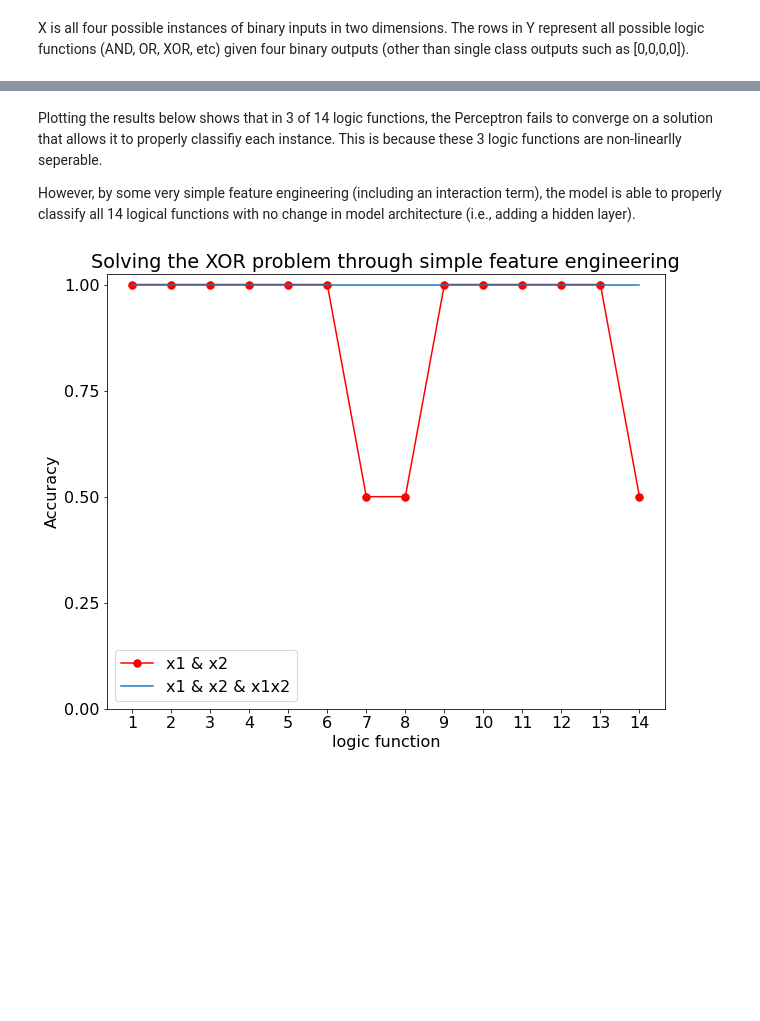
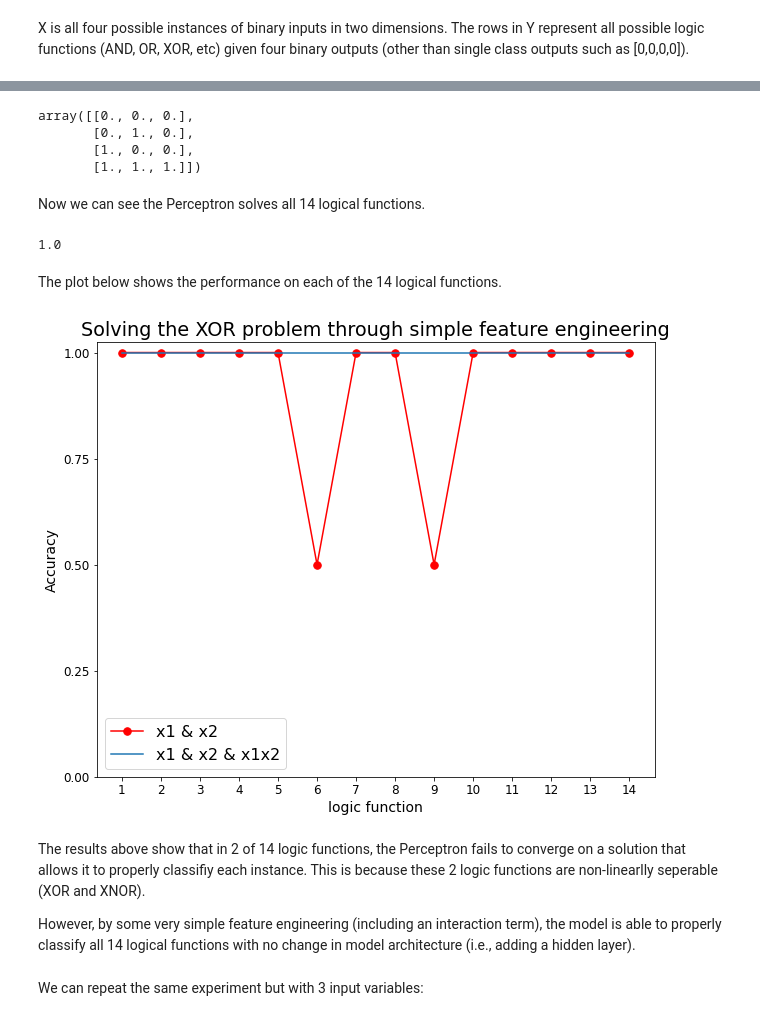
Before and after one commit to cookm346/xor_problem, a Jupyter notebook: xor_perceptron.ipynb, the cells around one changed output, grey strips where cells are left out. Saved outputs shown, nothing was run; the diff lists cells and outputs as text; code cells hidden in the pictures; blank space fills up the shorter version.

```diff
--- a/xor_perceptron.ipynb
+++ b/xor_perceptron.ipynb
@@ -5,2 +18,4 @@ from sklearn.linear_model import Perceptron
+# %%
+X, Y = make_binary_data(2)
 # %% [markdown]
 X is all four possible instances of binary inputs in two dimensions. The rows in Y represent all possible logic functions (AND, OR, XOR, etc) given four binary outputs (other than single class outputs such as [0,0,0,0]).
@@ -29,8 +45,10 @@ The function below will train and test the Perceptron's ability to classify each
 # %%
+from sklearn.linear_model import Perceptron
+from sklearn.metrics import accuracy_score
+
 def test_all_y(X, Y):
-  from sklearn.metrics import accuracy_score
   r = []
-  per_clf = Perceptron()
+  per_clf = Perceptron(max_iter=1000, tol=1e-3, random_state=22)
   for y_i in Y:
     per_clf.fit(X, y_i)
     y_pred = per_clf.predict(X)
@@ -47,23 +68,46 @@ results_2 = test_all_y(np.hstack((X, X[:,0].reshape(4, 1) * X[:,1].reshape(4, 1)
+# %%
+from sklearn.preprocessing import PolynomialFeatures
+poly = PolynomialFeatures(interaction_only=True,include_bias = False)
+X = poly.fit_transform(X)
+# %%
+X
+# %% [output]
+array([[0., 0., 0.],
+       [0., 1., 0.],
+       [1., 0., 0.],
+       [1., 1., 1.]])
+# %%
+results_int = test_all_y(X, Y)
+# %% [markdown]
+Now we can see the Perceptron solves all 14 logical functions.
+# %%
+np.mean(results_int)
+# %% [output]
+1.0
+# %% [markdown]
+The plot below shows the performance on each of the 14 logical functions.
+# %%
+plt.figure(figsize=(10,8))
+plt.rcParams.update({'font.size': 16})
+plt.plot(list(range(1, len(Y)+1)), results,"r.-", markersize=15, label="x1 & x2")
+plt.plot(list(range(1, len(Y)+1)), results_int, label="x1 & x2 & x1x2")
+
+plt.title("Solving the XOR problem through simple feature engineering")
+plt.xlabel("logic function")
+plt.ylabel("Accuracy")
+
+plt.xticks(list(range(1, len(Y)+1)))
+plt.yticks([0, 0.25,0.5, 0.75, 1])
+
+plt.legend(loc="lower left")
+
+plt.show()
+# %% [output]
+[figure, added]
 # %% [markdown]
-Plotting the results below shows that in 3 of 14 logic functions, the Perceptron fails to converge on a solution that allows it to properly classifiy each instance. This is because these 3 logic functions are non-linearlly seperable.
+
+The results above show that in 2 of 14 logic functions, the Perceptron fails to converge on a solution that allows it to properly classifiy each instance. This is because these 2 logic functions are non-linearlly seperable (XOR and XNOR).
 
 However, by some very simple feature engineering (including an interaction term), the model is able to properly classify all 14 logical functions with no change in model architecture (i.e., adding a hidden layer).
-# %%
-import matplotlib.pyplot as plt
-plt.figure(figsize=(10,8))
-plt.rcParams.update({'font.size': 16})
-plt.plot(list(range(1, 15)), results,"r.-", markersize=15, label="x1 & x2")
-plt.plot(list(range(1, 15)), results_2, label="x1 & x2 & x1x2")
-
-plt.title("Solving the XOR problem through simple feature engineering")
-plt.xlabel("logic function")
-plt.ylabel("Accuracy")
-
-plt.xticks(list(range(1, 15)))
-plt.yticks([0, 0.25,0.5, 0.75, 1])
-
-plt.legend(loc="lower left")
-
-plt.show()
-# %% [output]
-[figure, removed]
+# %% [markdown]
+We can repeat the same experiment but with 3 input variables:
```
Also changed, not shown: parts of 23 cells of this notebook.
